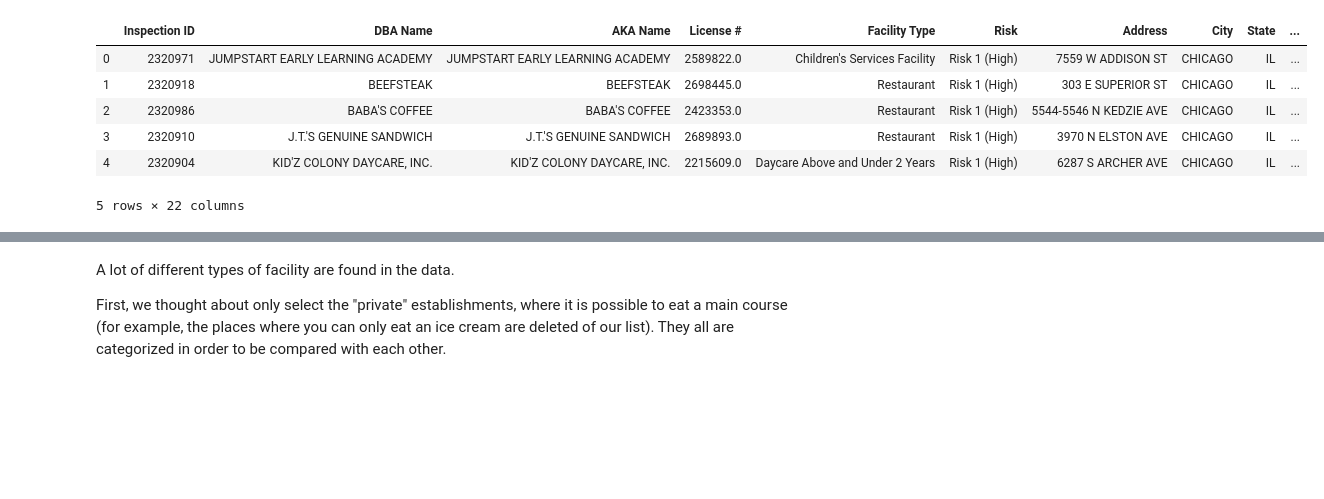
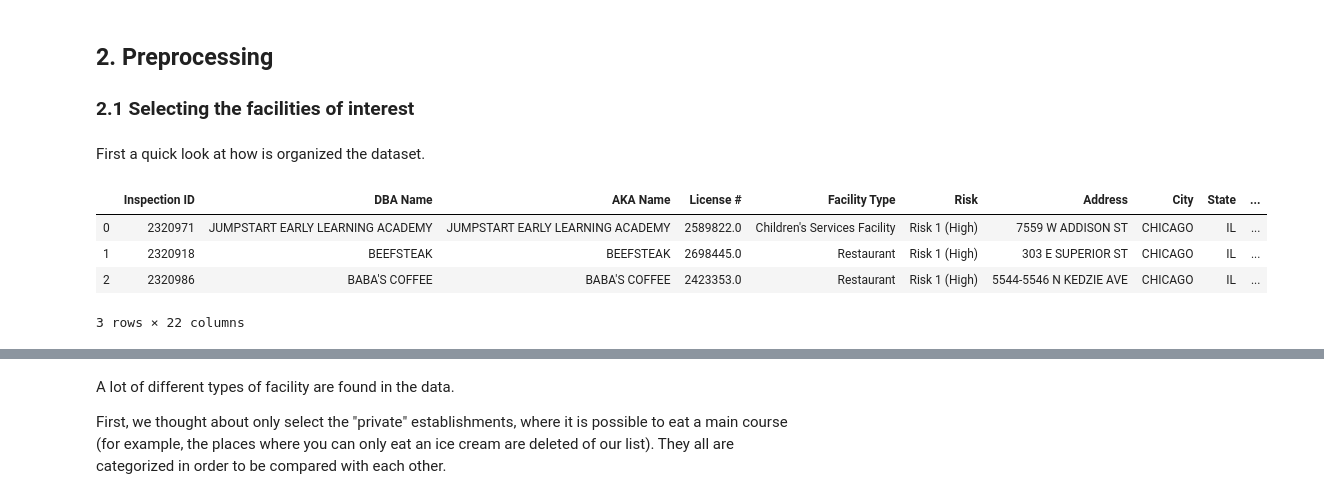
Before and after one commit to clairebilat/ada-2019-project-lost-and-found, a Jupyter notebook: couleurs_d_automne.ipynb, the cells around one changed output, grey strips where cells are left out. Drawn from its saved outputs; the diff is of its cells as text; code cells hidden in the pictures; blank space fills up the shorter version.

```diff
--- a/couleurs_d_automne.ipynb
+++ b/couleurs_d_automne.ipynb
@@ -10,11 +28,15 @@ from bs4 import BeautifulSoup
+# %% [markdown]
+## 2. Preprocessing
+
+### 2.1 Selecting the facilities of interest
+# %% [markdown]
+First a quick look at how is organized the dataset.
 # %%
 df = pd.read_csv('food-inspections.csv',sep=',') #creation of the dataframe
-df.head()
+df.head(3)
 # %% [output]
 |  | Inspection ID | DBA Name | AKA Name | License # | Facility Type | Risk | Address | City | State | ... |
 | 0 | 2320971 | JUMPSTART EARLY LEARNING ACADEMY | JUMPSTART EARLY LEARNING ACADEMY | 2589822.0 | Children's Services Facility | Risk 1 (High) | 7559 W ADDISON ST | CHICAGO | IL | ... |
 | 1 | 2320918 | BEEFSTEAK | BEEFSTEAK | 2698445.0 | Restaurant | Risk 1 (High) | 303 E SUPERIOR ST | CHICAGO | IL | ... |
 | 2 | 2320986 | BABA'S COFFEE | BABA'S COFFEE | 2423353.0 | Restaurant | Risk 1 (High) | 5544-5546 N KEDZIE AVE | CHICAGO | IL | ... |
-| 3 | 2320910 | J.T.'S GENUINE SANDWICH | J.T.'S GENUINE SANDWICH | 2689893.0 | Restaurant | Risk 1 (High) | 3970 N ELSTON AVE | CHICAGO | IL | ... |
-| 4 | 2320904 | KID'Z COLONY DAYCARE, INC. | KID'Z COLONY DAYCARE, INC. | 2215609.0 | Daycare Above and Under 2 Years | Risk 1 (High) | 6287 S ARCHER AVE | CHICAGO | IL | ... |
-5 rows × 22 columns
+3 rows × 22 columns
```
Also changed, not shown: parts of 25 cells of this notebook.
